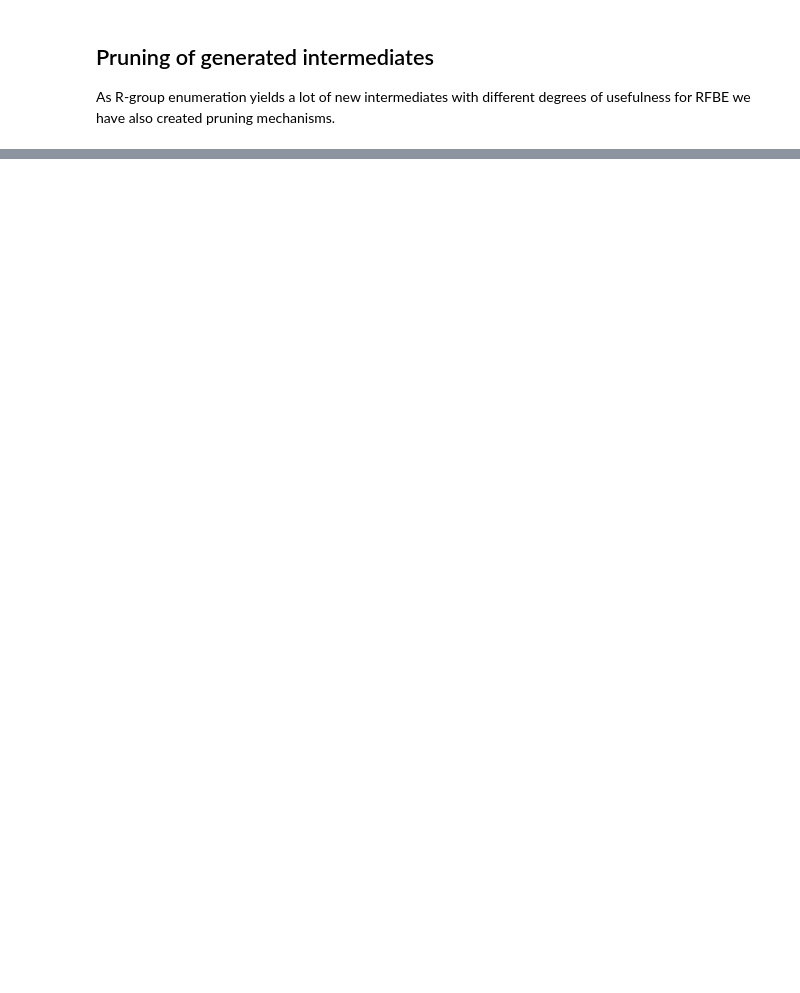
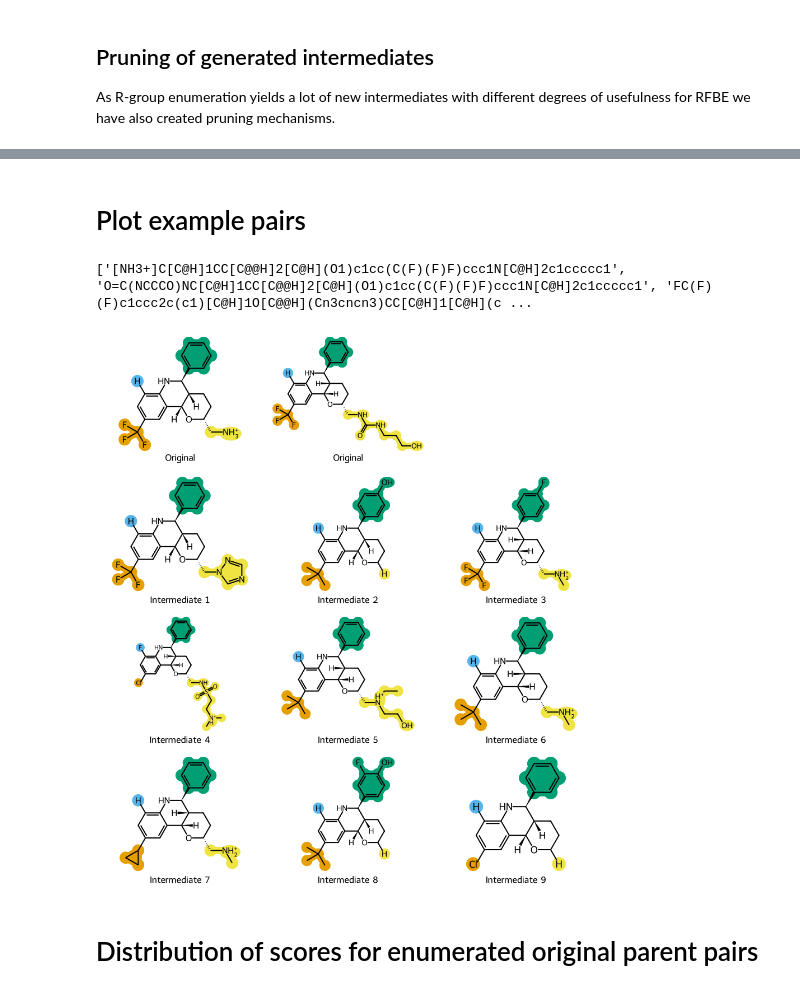
Before and after one commit to LindeSchoenmaker/IMERGE-FEP, a Jupyter notebook: eg5_case_study.ipynb, the cells around one changed output, grey strips where cells are left out. Drawn from its saved outputs; the diff is of its cells as text; code cells hidden in the pictures; blank space fills up the shorter version.

```diff
--- a/eg5_case_study.ipynb
+++ b/eg5_case_study.ipynb
@@ -166,3 +183,24 @@ plt.ylim([0, 1])
+# %% [markdown]
+# Plot example pairs
+# %%
+from rdkit import Chem
+from rgroupinterm.rgroup_highlighting import plot_highlighted
+
+df_p = pd.read_csv('data/eg5_score_parents.csv')
+df_p = df_p.loc[df_p['Pair']<10]
+
+core = Chem.MolFromSmiles('[C@@H]12CCCO[C@@H]1c3c(NC2)cccc3')
+smiles = [df_p['Parent_1'][0]]
+smiles.extend(df_p['Parent_2'].to_list())
+print(smiles)
+mols = [Chem.MolFromSmiles(x) for x in smiles]
+image = plot_highlighted(mols[0], mols[1], mols[2:], core)
+image
+# %% [output]
+['[NH3+]C[C@H]1CC[C@@H]2[C@H](O1)c1cc(C(F)(F)F)ccc1N[C@H]2c1ccccc1', 'O=C(NCCCO)NC[C@H]1CC[C@@H]2[C@H](O1)c1cc(C(F)(F)F)ccc1N[C@H]2c1ccccc1', 'FC(F)(F)c1ccc2c(c1)[C@H]1O[C@@H](Cn3cncn3)CC[C@H]1[C@H](c ...
+[figure, added]
+# %% [markdown]
+# Distribution of scores for enumerated original parent pairs
 # %%
 df = pd.read_csv('data/eg5_score_parents.csv')
 df.hist('raw_score_Tanimoto_p')
```
Also changed, not shown: parts of 23 cells of this notebook.
